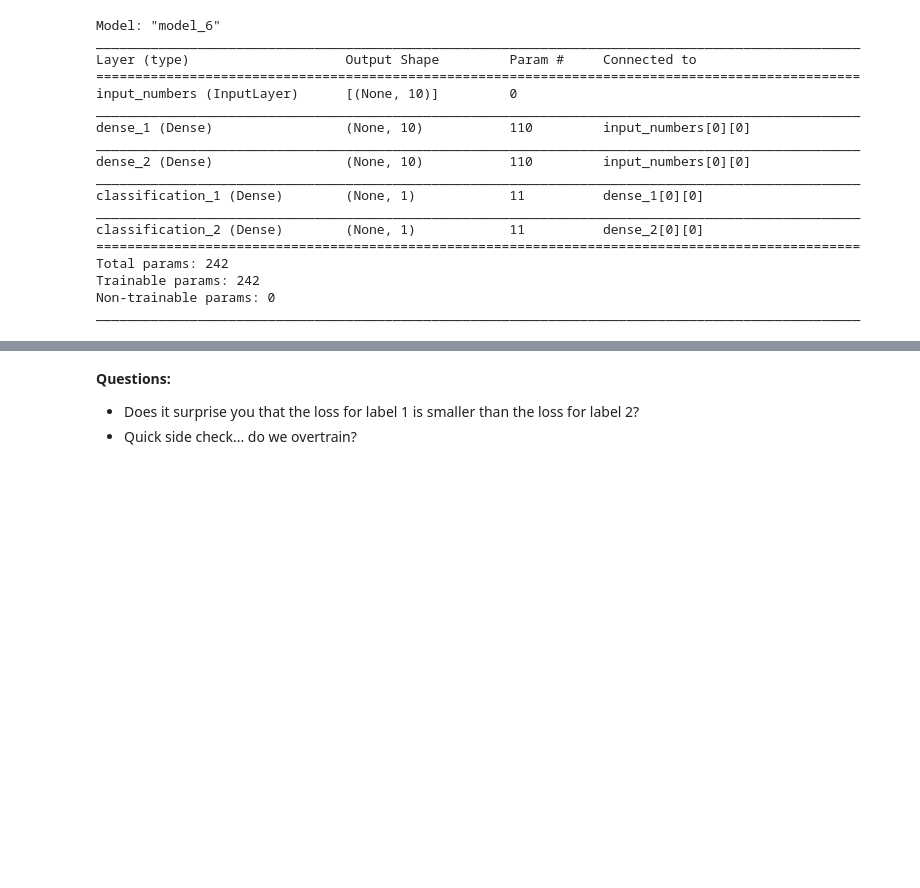
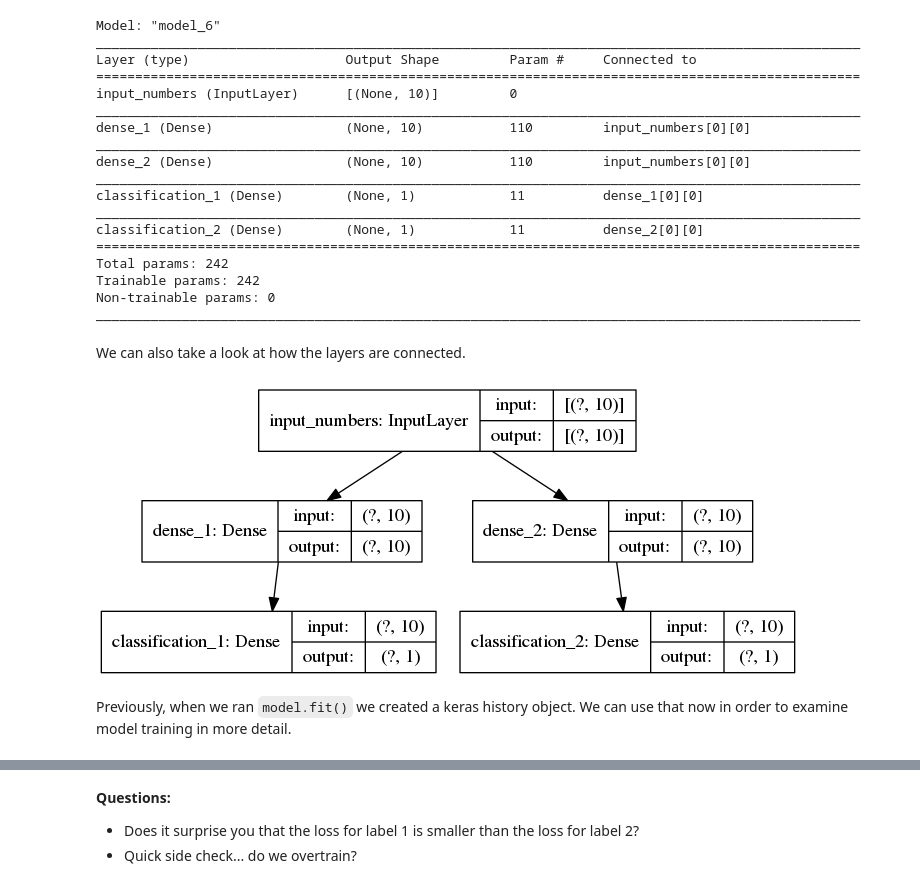
Before and after one commit to datasci-w266/2020-summer-main, a Jupyter notebook: materials/lesson_notebooks/lesson_9.ipynb, the cells around one changed output, grey strips where cells are left out. Drawn from its saved outputs; the diff is of its cells as text; code cells hidden in the pictures; blank space fills up the shorter version.

```diff
--- a/materials/lesson_notebooks/lesson_9.ipynb
+++ b/materials/lesson_notebooks/lesson_9.ipynb
@@ -342,4 +350,12 @@ Total params: 242
 Trainable params: 242
 Non-trainable params: 0
 __________________________________________________________________________________________________
+# %% [markdown]
+We can also take a look at how the layers are connected.
+# %%
+tf.keras.utils.plot_model(model, show_shapes=True)
+# %% [output]
+[figure, added]
+# %% [markdown]
+Previously, when we ran `model.fit()` we created a keras history object.  We can use that now in order to examine model training in more detail.
 # %%
```
Also changed, not shown: parts of 20 cells of this notebook.
